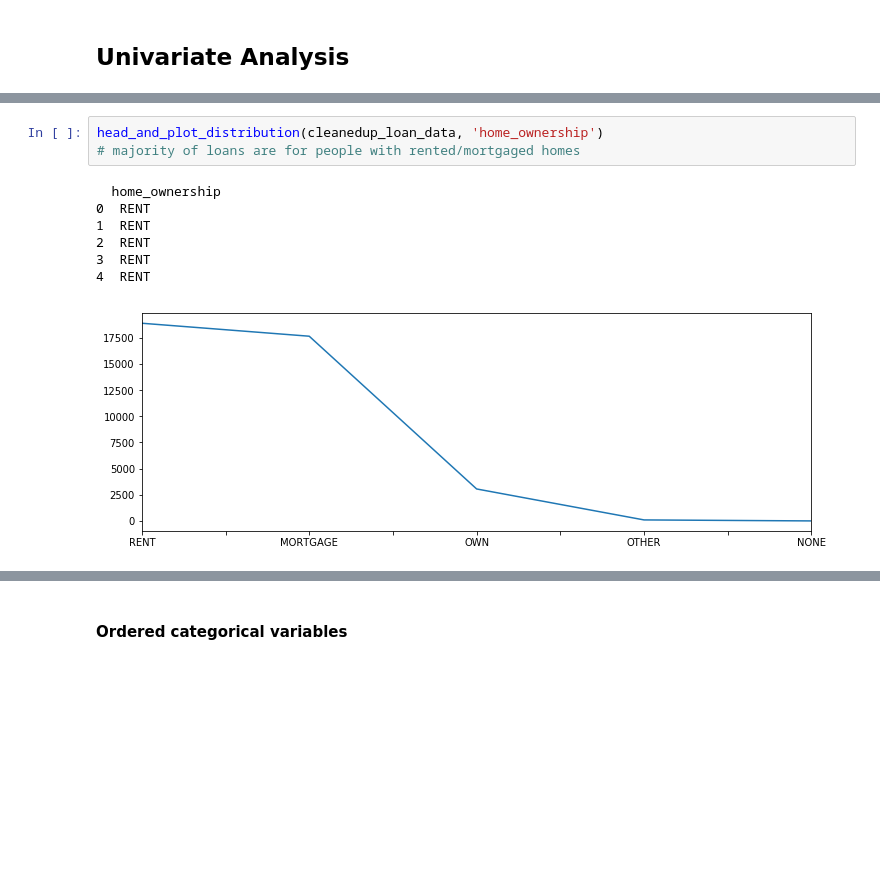
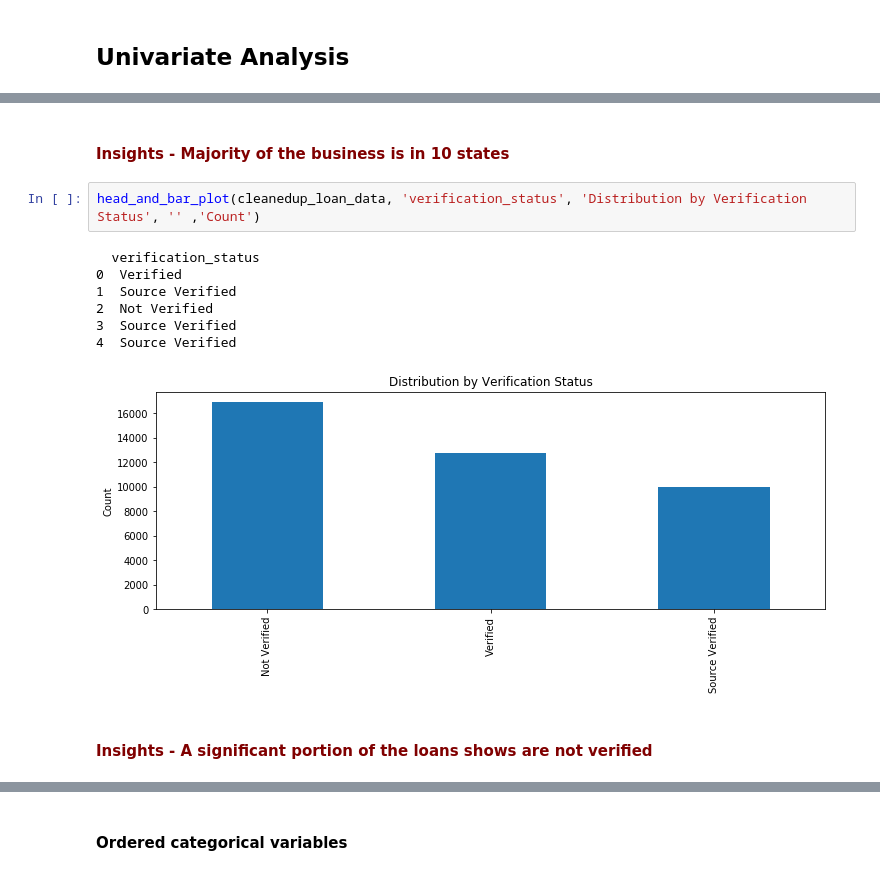
Before and after one commit to Shakeebbk/lending_club_eda, a Jupyter notebook: Solution.ipynb, the cells around one changed output, grey strips where cells are left out. Saved outputs shown, nothing was run; the diff lists cells and outputs as text; blank space fills up the shorter version.

```diff
--- a/Solution.ipynb
+++ b/Solution.ipynb
@@ -188,11 +211,14 @@ head_and_plot_distribution(cleanedup_loan_data, 'purpose')
-# %%
-head_and_plot_distribution(cleanedup_loan_data, 'home_ownership')
-# majority of loans are for people with rented/mortgaged homes
-# %% [output]
-  home_ownership
-0  RENT
-1  RENT
-2  RENT
-3  RENT
-4  RENT
-[figure, removed]
+# %% [markdown]
+#### <font color='Maroon'>Insights - Majority of the business is in 10 states</font>
+# %%
+head_and_bar_plot(cleanedup_loan_data, 'verification_status', 'Distribution by Verification Status', '' ,'Count')
+# %% [output]
+  verification_status
+0  Verified
+1  Source Verified
+2  Not Verified
+3  Source Verified
+4  Source Verified
+[figure, added]
+# %% [markdown]
+#### <font color='Maroon'>Insights - A significant portion of the loans shows are not verified</font>
```
Also changed, not shown: parts of 50 cells of this notebook.
